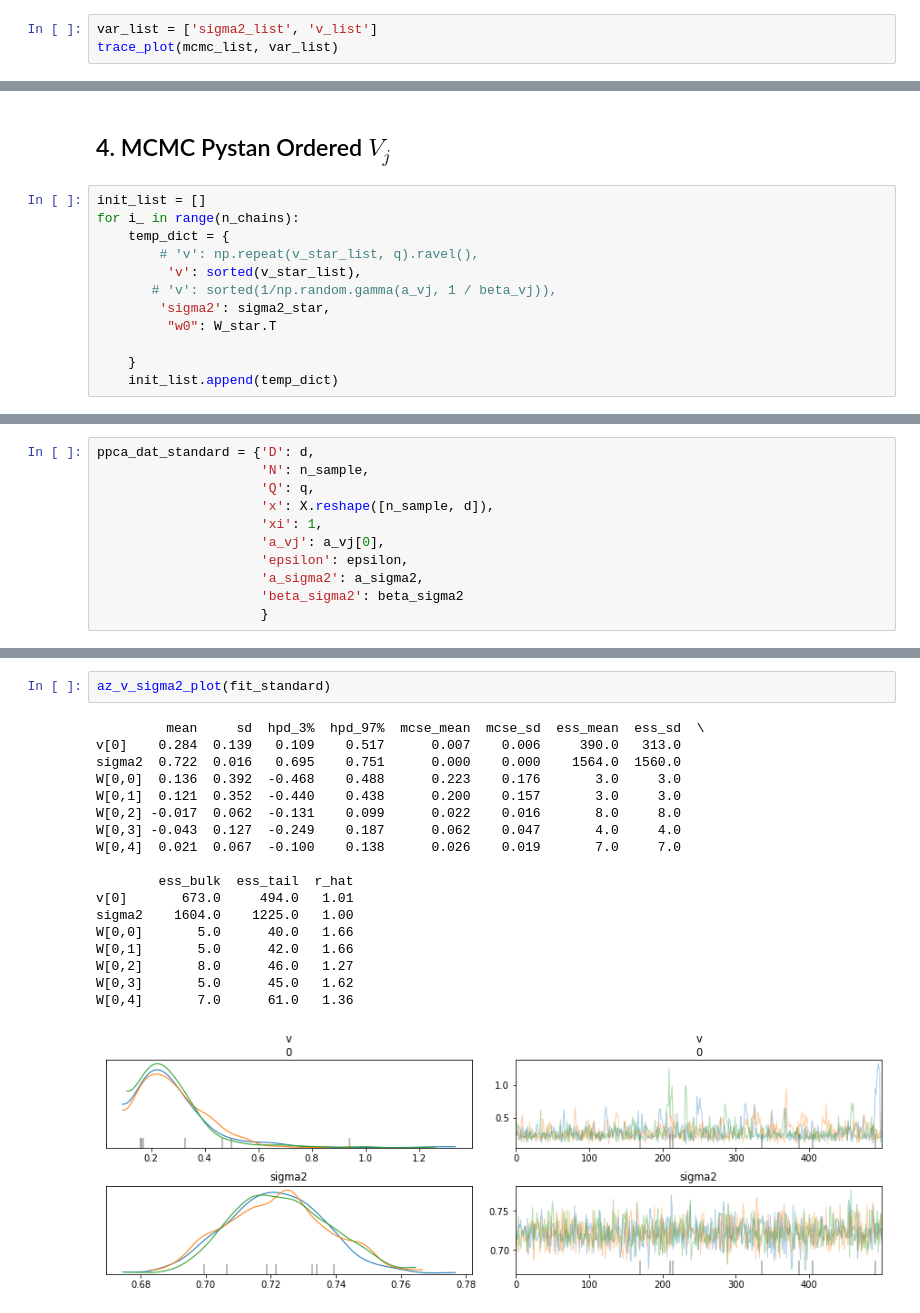
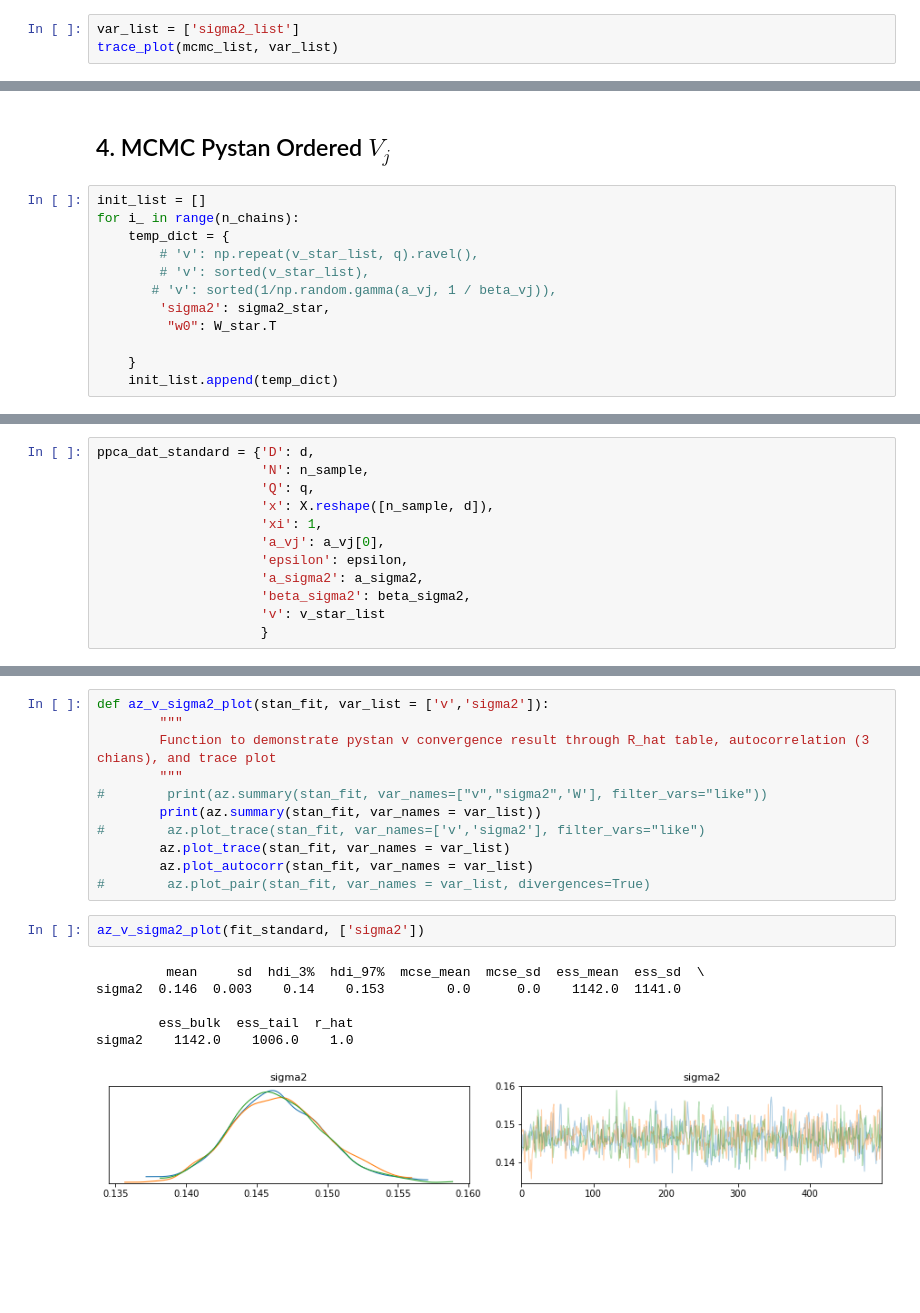
Before and after one commit to LeonCaesa/Gibbs, a Jupyter notebook: Match.ipynb, the cells around one changed output, grey strips where cells are left out. Saved outputs shown, nothing was run; the diff lists cells and outputs as text; blank space fills up the shorter version.

```diff
--- a/Match.ipynb
+++ b/Match.ipynb
@@ -104,6 +104,6 @@ for sub_chains in range(n_chains):
     inference = Model(X, init_dict, iterations, q, prior_param_mcmc, xi=1)
     mcmc_list.append(inference.gibbs_result())
 # %%
-var_list = ['sigma2_list', 'v_list']
+var_list = ['sigma2_list']
 trace_plot(mcmc_list, var_list)
 # %% [output]
@@ -139,7 +132,7 @@ init_list = []
 for i_ in range(n_chains):
     temp_dict = {
         # 'v': np.repeat(v_star_list, q).ravel(),
-         'v': sorted(v_star_list),
+        # 'v': sorted(v_star_list),
        # 'v': sorted(1/np.random.gamma(a_vj, 1 / beta_vj)),
         'sigma2': sigma2_star,
          "w0": W_star.T
@@ -231,7 +231,8 @@ ppca_dat_standard = {'D': d,
                      'a_vj': a_vj[0],
                      'epsilon': epsilon,
                      'a_sigma2': a_sigma2,
-                     'beta_sigma2': beta_sigma2
+                     'beta_sigma2': beta_sigma2,
+                     'v': v_star_list
                      }
 # %%
 fit_standard = sm.sampling(data=ppca_dat_standard,
@@ -244,21 +243,20 @@ WARNING:pystan:Try running with adapt_delta larger than 0.8 to remove the diverg
+# %%
+def az_v_sigma2_plot(stan_fit, var_list = ['v','sigma2']):
+        """
+        Function to demonstrate pystan v convergence result through R_hat table, autocorrelation (3 chians), and trace plot
+        """
+#        print(az.summary(stan_fit, var_names=["v","sigma2",'W'], filter_vars="like"))
+        print(az.summary(stan_fit, var_names = var_list))
+#        az.plot_trace(stan_fit, var_names=['v','sigma2'], filter_vars="like")
+        az.plot_trace(stan_fit, var_names = var_list)
+        az.plot_autocorr(stan_fit, var_names = var_list)
+#        az.plot_pair(stan_fit, var_names = var_list, divergences=True)
 # %%
-az_v_sigma2_plot(fit_standard)
+az_v_sigma2_plot(fit_standard, ['sigma2'])
 # %% [output]
-         mean     sd  hpd_3%  hpd_97%  mcse_mean  mcse_sd  ess_mean  ess_sd  \
-v[0]    0.284  0.139   0.109    0.517      0.007    0.006     390.0   313.0
-sigma2  0.722  0.016   0.695    0.751      0.000    0.000    1564.0  1560.0
-W[0,0]  0.136  0.392  -0.468    0.488      0.223    0.176       3.0     3.0
-W[0,1]  0.121  0.352  -0.440    0.438      0.200    0.157       3.0     3.0
-W[0,2] -0.017  0.062  -0.131    0.099      0.022    0.016       8.0     8.0
-W[0,3] -0.043  0.127  -0.249    0.187      0.062    0.047       4.0     4.0
-W[0,4]  0.021  0.067  -0.100    0.138      0.026    0.019       7.0     7.0
+         mean     sd  hdi_3%  hdi_97%  mcse_mean  mcse_sd  ess_mean  ess_sd  \
+sigma2  0.146  0.003    0.14    0.153        0.0      0.0    1142.0  1141.0
 
         ess_bulk  ess_tail  r_hat
-v[0]       673.0     494.0   1.01
-sigma2    1604.0    1225.0   1.00
-W[0,0]       5.0      40.0   1.66
-W[0,1]       5.0      42.0   1.66
-W[0,2]       8.0      46.0   1.27
-W[0,3]       5.0      45.0   1.62
-W[0,4]       7.0      61.0   1.36
+sigma2    1142.0    1006.0    1.0
-[figure, old version]
+[figure, new version]
```
Also changed, not shown: parts of 21 cells of this notebook, 4 other files.
